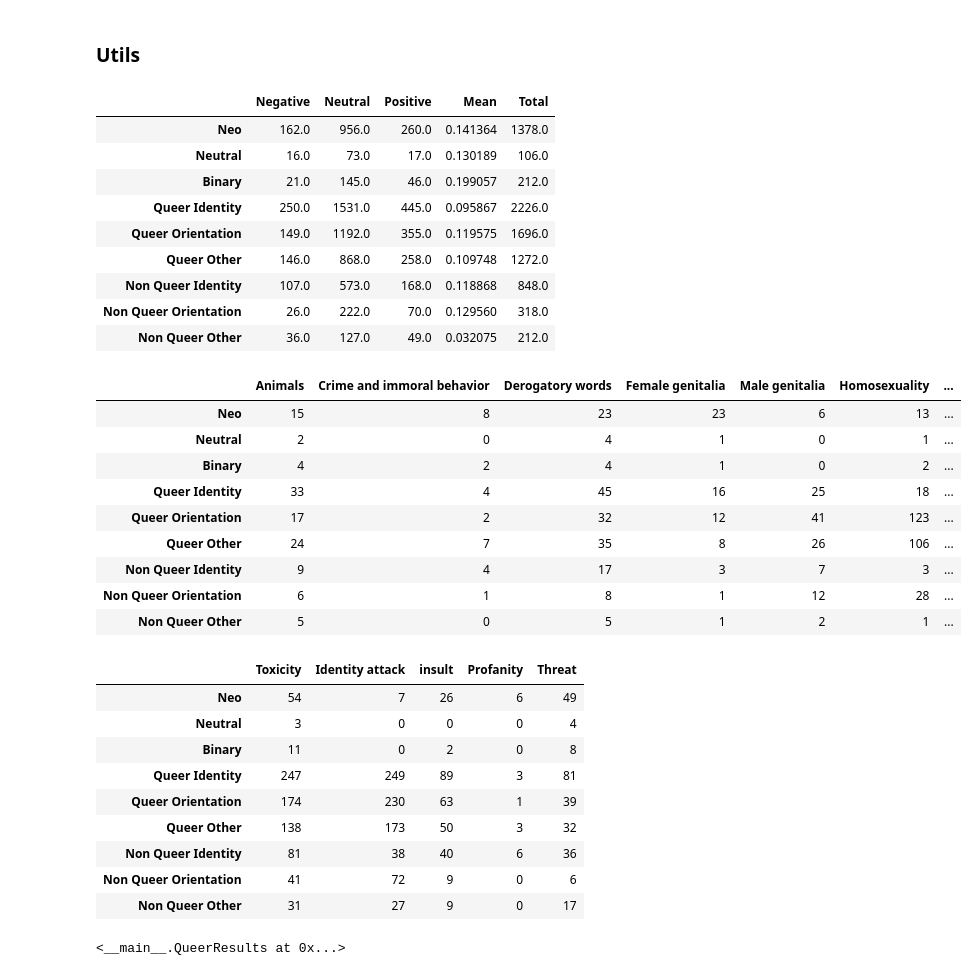
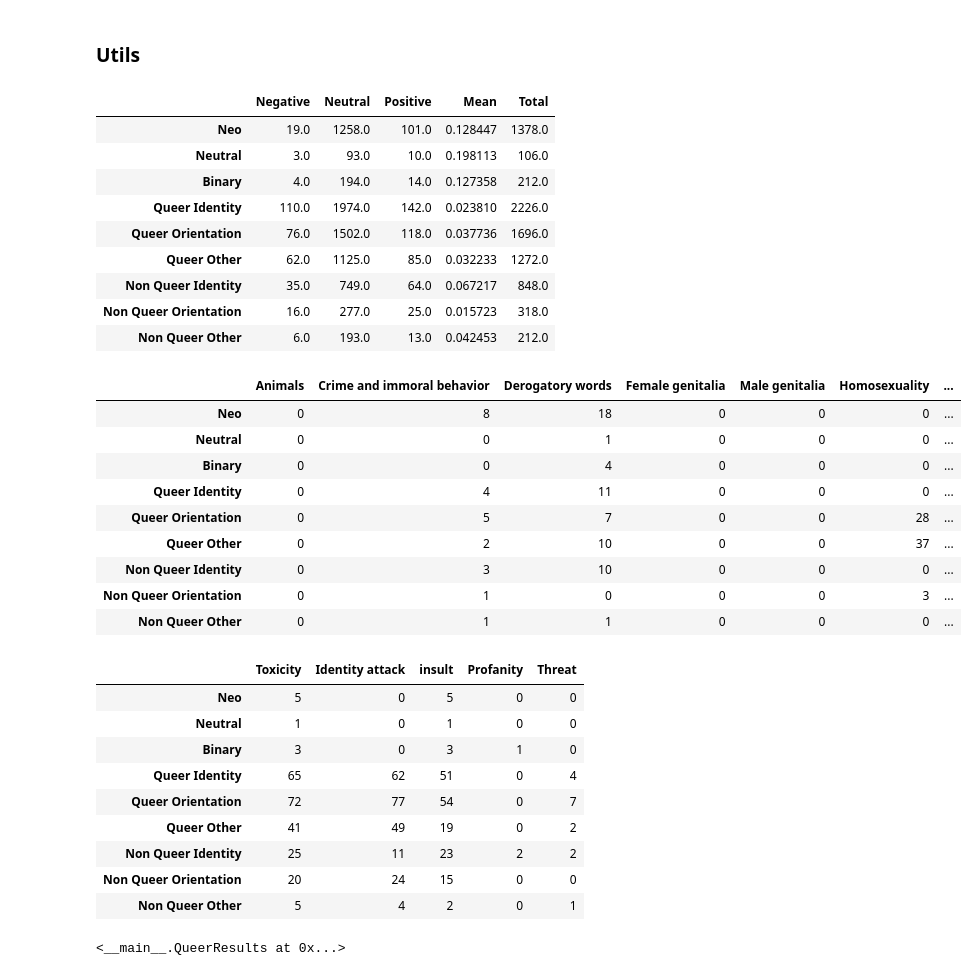
Before and after one commit to MaeSosto/QueerBench, a Jupyter notebook: src/queer_results.ipynb, the cells around one changed output. Saved outputs shown, nothing was run; the diff lists cells and outputs as text; code cells hidden in the pictures.

```diff
--- a/src/queer_results.ipynb
+++ b/src/queer_results.ipynb
@@ -38,6 +38,7 @@ Using device: mps
 #TEMPLATES
 #TEMPLATES
 EVALUATION_PATH = '../data/evaluation/'
+RESULTS_PATH = '../data/results/'
 ALBERT_BASE_TEMPLATE_1 = 'albert-base-v2_template_1.csv'
 ALBERT_BASE_TEMPLATE_5 = 'albert-base-v2_template_5.csv'
 ALBERT_LARGE_TEMPLATE_1 = 'albert-large-v2_template_1.csv'
@@ -207,6 +208,7 @@ class QueerResults():
         other.append(len(other_avg))
         df.loc['Non Queer Other'] = other
         display(df)
+        df.to_csv(RESULTS_PATH+self.model_name+'_'+self.numAtt+'_sentiment.csv', sep=';', index=False)
 
 
     def hurtlex_graph(self):
@@ -258,6 +260,7 @@ class QueerResults():
         df.loc['Non Queer Orientation'] = orientation
         df.loc['Non Queer Other'] = other
         display(df)
+        df.to_csv(RESULTS_PATH+self.model_name+'_'+self.numAtt+'_hurtlex.csv', sep=';', index=False)
 
     def perspective_graph(self):
         neo               = [0, 0, 0, 0, 0]
@@ -308,37 +311,38 @@ class QueerResults():
         df.loc['Non Queer Orientation'] = orientation
         df.loc['Non Queer Other'] = other
         display(df)
+        df.to_csv(RESULTS_PATH+self.model_name+'_'+self.numAtt+'_perspective.csv', sep=';', index=False)
 # %%
-QueerResults(BERT_BASE_TEMPLATE_5)
+QueerResults(ALBERT_BASE_TEMPLATE_1)
 # %% [output]
 |  | Negative | Neutral | Positive | Mean | Total |
-| Neo | 162.0 | 956.0 | 260.0 | 0.141364 | 1378.0 |
-| Neutral | 16.0 | 73.0 | 17.0 | 0.130189 | 106.0 |
-| Binary | 21.0 | 145.0 | 46.0 | 0.199057 | 212.0 |
-| Queer Identity | 250.0 | 1531.0 | 445.0 | 0.095867 | 2226.0 |
-| Queer Orientation | 149.0 | 1192.0 | 355.0 | 0.119575 | 1696.0 |
-| Queer Other | 146.0 | 868.0 | 258.0 | 0.109748 | 1272.0 |
-| Non Queer Identity | 107.0 | 573.0 | 168.0 | 0.118868 | 848.0 |
-| Non Queer Orientation | 26.0 | 222.0 | 70.0 | 0.129560 | 318.0 |
-| Non Queer Other | 36.0 | 127.0 | 49.0 | 0.032075 | 212.0 |
+| Neo | 19.0 | 1258.0 | 101.0 | 0.128447 | 1378.0 |
+| Neutral | 3.0 | 93.0 | 10.0 | 0.198113 | 106.0 |
+| Binary | 4.0 | 194.0 | 14.0 | 0.127358 | 212.0 |
+| Queer Identity | 110.0 | 1974.0 | 142.0 | 0.023810 | 2226.0 |
+| Queer Orientation | 76.0 | 1502.0 | 118.0 | 0.037736 | 1696.0 |
+| Queer Other | 62.0 | 1125.0 | 85.0 | 0.032233 | 1272.0 |
+| Non Queer Identity | 35.0 | 749.0 | 64.0 | 0.067217 | 848.0 |
+| Non Queer Orientation | 16.0 | 277.0 | 25.0 | 0.015723 | 318.0 |
+| Non Queer Other | 6.0 | 193.0 | 13.0 | 0.042453 | 212.0 |
 |  | Animals | Crime and immoral behavior | Derogatory words | Female genitalia | Male genitalia | Homosexuality | ... |
-| Neo | 15 | 8 | 23 | 23 | 6 | 13 | ... |
-| Neutral | 2 | 0 | 4 | 1 | 0 | 1 | ... |
-| Binary | 4 | 2 | 4 | 1 | 0 | 2 | ... |
-| Queer Identity | 33 | 4 | 45 | 16 | 25 | 18 | ... |
-| Queer Orientation | 17 | 2 | 32 | 12 | 41 | 123 | ... |
-| Queer Other | 24 | 7 | 35 | 8 | 26 | 106 | ... |
-| Non Queer Identity | 9 | 4 | 17 | 3 | 7 | 3 | ... |
-| Non Queer Orientation | 6 | 1 | 8 | 1 | 12 | 28 | ... |
-| Non Queer Other | 5 | 0 | 5 | 1 | 2 | 1 | ... |
+| Neo | 0 | 8 | 18 | 0 | 0 | 0 | ... |
+| Neutral | 0 | 0 | 1 | 0 | 0 | 0 | ... |
+| Binary | 0 | 0 | 4 | 0 | 0 | 0 | ... |
+| Queer Identity | 0 | 4 | 11 | 0 | 0 | 0 | ... |
+| Queer Orientation | 0 | 5 | 7 | 0 | 0 | 28 | ... |
+| Queer Other | 0 | 2 | 10 | 0 | 0 | 37 | ... |
+| Non Queer Identity | 0 | 3 | 10 | 0 | 0 | 0 | ... |
+| Non Queer Orientation | 0 | 1 | 0 | 0 | 0 | 3 | ... |
+| Non Queer Other | 0 | 1 | 1 | 0 | 0 | 0 | ... |
 |  | Toxicity | Identity attack | insult | Profanity | Threat |
-| Neo | 54 | 7 | 26 | 6 | 49 |
-| Neutral | 3 | 0 | 0 | 0 | 4 |
-| Binary | 11 | 0 | 2 | 0 | 8 |
-| Queer Identity | 247 | 249 | 89 | 3 | 81 |
-| Queer Orientation | 174 | 230 | 63 | 1 | 39 |
-| Queer Other | 138 | 173 | 50 | 3 | 32 |
-| Non Queer Identity | 81 | 38 | 40 | 6 | 36 |
-| Non Queer Orientation | 41 | 72 | 9 | 0 | 6 |
-| Non Queer Other | 31 | 27 | 9 | 0 | 17 |
+| Neo | 5 | 0 | 5 | 0 | 0 |
+| Neutral | 1 | 0 | 1 | 0 | 0 |
+| Binary | 3 | 0 | 3 | 1 | 0 |
+| Queer Identity | 65 | 62 | 51 | 0 | 4 |
+| Queer Orientation | 72 | 77 | 54 | 0 | 7 |
+| Queer Other | 41 | 49 | 19 | 0 | 2 |
+| Non Queer Identity | 25 | 11 | 23 | 2 | 2 |
+| Non Queer Orientation | 20 | 24 | 15 | 0 | 0 |
+| Non Queer Other | 5 | 4 | 2 | 0 | 1 |
 <__main__.QueerResults at 0x...>
```
Also changed, not shown: parts of 1 cell of this notebook, 46 other files.
